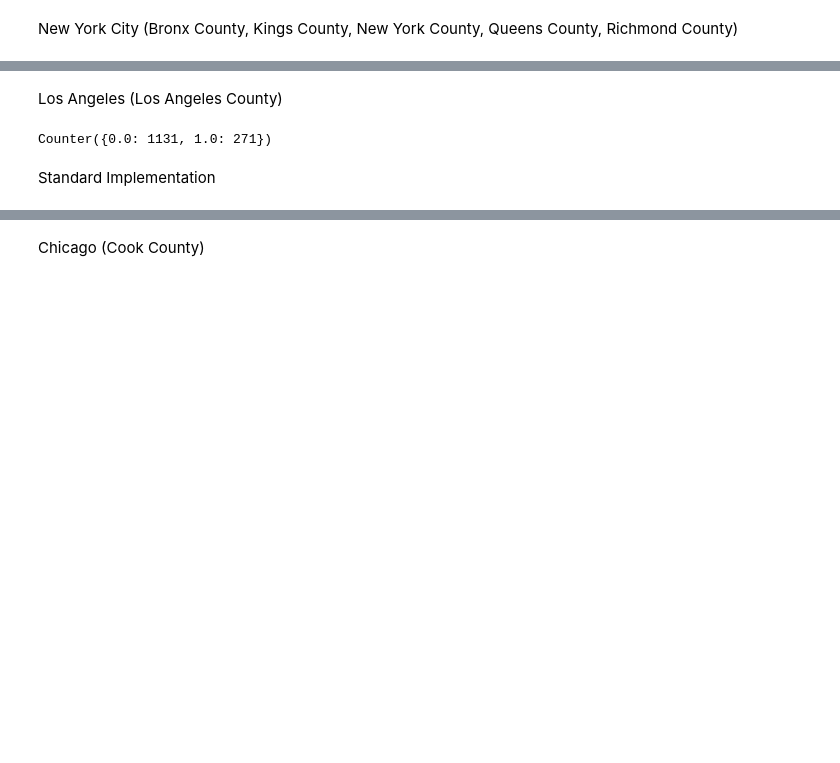
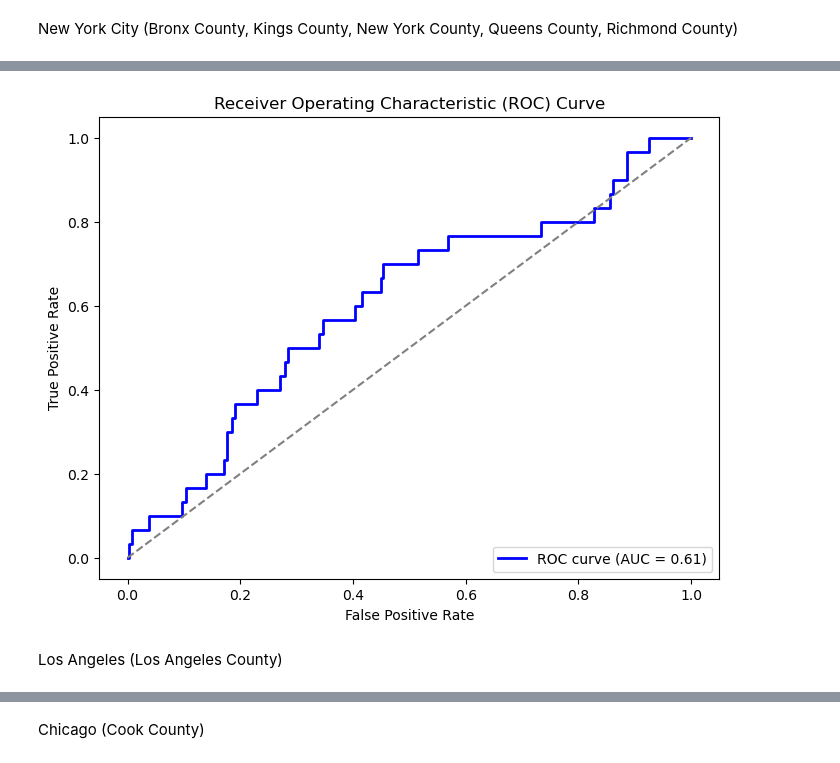
Before and after one commit to flora-concise/macs-30100-police-proj-cleaned, a Jupyter notebook: logistic_regression.ipynb, the cells around one changed output, grey strips where cells are left out. Drawn from its saved outputs; the diff is of its cells as text; code cells hidden in the pictures; blank space fills up the shorter version.

Commit message:
updated logistic regression

```diff
--- a/logistic_regression.ipynb
+++ b/logistic_regression.ipynb
@@ -145,0 +23,9 @@ np.round(lgr.score(X_test, y_test),3)
+# %%
+# select relevant features and target values
+df_ny = df_ny[["S1501_C01_014E", "S1903_C02_001E", "S1903_C02_002E", "S1903_C02_003E", "DP05_0032PE", "DP05_0033PE", "target"]]
+
+# replace '250,000+' and '2,500-' with numerical values and change '-' into missing values
+df_ny.replace(to_replace = {'250,000+': '250000', '2,500-': '2500', '-': np.nan}, inplace=True)
+
+# convert the data type into float
+df_ny= df_ny.astype(float)
@@ -145,0 +49,7 @@ np.round(lgr.score(X_test, y_test),3)
+# %%
+# standardize the feature matrix
+X = scaler.fit_transform(X)
+
+# split the dataset into training and testing data
+y = df_ny['target']
+X_train, X_test, y_train, y_test = train_test_split(X, y, test_size=0.2, random_state=0)
@@ -145,0 +88,14 @@ np.round(lgr.score(X_test, y_test),3)
+# %%
+# initiate a logistic regression model
+lr = LogisticRegression(random_state=0)
+
+# set the parameters for grid search
+# 'liblinear' works well wtih samll dataset
+parameters = {'penalty':('l1', 'l2'),
+              'C':[0.01, 1, 100],
+              'solver': ['liblinear']}
+
+# fit the grid search object
+# minority class is 1 so use 'recall' to address imbalance in the prediction
+grid_cv = GridSearchCV(estimator = lr, param_grid = parameters, scoring='recall', refit='recall', cv=5)
+grid_cv.fit(X_train_undersam, y_train_undersam)
@@ -146,2 +145,19 @@ np.round(lgr.score(X_test, y_test),3)
+# %%
+# compute ROC curve
+y_prob = grid_cv.predict_proba(X_test)[:, 1]
+fpr, tpr, _ = roc_curve(y_test, y_prob)
+roc_auc = auc(fpr, tpr)
+
+# plot ROC curve
+plt.figure(figsize=(8, 6))
+plt.plot(fpr, tpr, color='blue', lw=2, label=f'ROC curve (AUC = {roc_auc:.2f})')
+plt.plot([0, 1], [0, 1], color='gray', linestyle='--')  # Diagonal line
+plt.xlabel('False Positive Rate')
+plt.ylabel('True Positive Rate')
+plt.title('Receiver Operating Characteristic (ROC) Curve')
+plt.legend(loc="lower right")
+plt.show()
+# %% [output]
+[figure, added]
 # %% [markdown]
 Los Angeles (Los Angeles County)
@@ -156,6 +163,0 @@ X_train, X_test, y_train, y_test = train_test_split(X, y, test_size=0.3, random_
-# %%
-Counter(y)
-# %% [output]
-Counter({0.0: 1131, 1.0: 271})
-# %% [markdown]
-Standard Implementation
```
Also changed, not shown: parts of 122 cells of this notebook.
